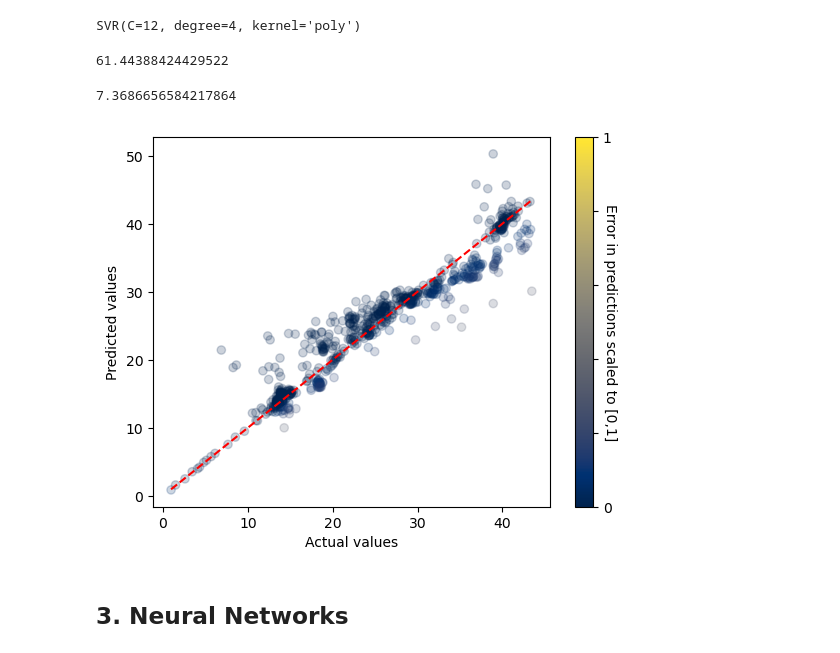
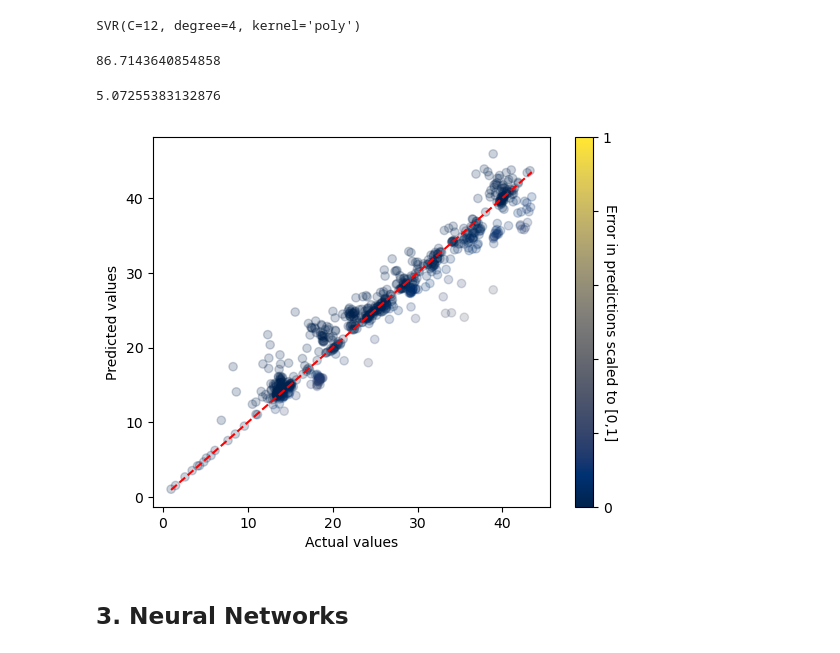
Before and after one commit to anshuman1823/Predicting-Oil-Flow-Rate-Using-Well-Parameters, a Jupyter notebook: Volve_project_jupyter_notebook_v2.ipynb, the cells around one changed output. Saved outputs shown, nothing was run; the diff lists cells and outputs as text; code cells hidden in the pictures.

```diff
--- a/Volve_project_jupyter_notebook_v2.ipynb
+++ b/Volve_project_jupyter_notebook_v2.ipynb
@@ -724,0 +729,18 @@ Thus, the hyperbolic equation can be used to check the performance of our models
+# %%
+from sklearn.preprocessing import StandardScaler
+scaler = StandardScaler()
+
+[qi, b, di] = hyp_values  ##hyp_values is obtained by fitting the curve using dca_plotter() function
+
+X_ = np.r_[X_train, X_val, X_test]
+hyp_q = hyperbolic_equation(np.arange(len(X_)), qi, b, di)
+hyp_q_scaled = scaler.fit_transform(hyp_q.reshape(-1, 1))
+X_ = np.c_[X_, hyp_q_scaled]
+
+X_train_dca = X_[:len(X_train), :]
+X_val_dca = X_[len(X_train):(len(X_val)+len(X_train)), :]
+X_test_dca = X_[(len(X_train) + len(X_val)):, :]
+
+## Modifying the features list to include the DCA column feature name
+if features.count("DCA_FLOW_RATE") == 0:
+    features = features + ["DCA_FLOW_RATE"]
@@ -729,7 +801,7 @@ from sklearn.ensemble import RandomForestRegressor
 from sklearn.metrics import mean_squared_error, r2_score
 
 rf = RandomForestRegressor(n_jobs=-1, random_state = 42)
-rf.fit(X_train, y_train)
+rf.fit(X_train_dca, y_train)
 # %% [output]
 RandomForestRegressor(n_jobs=-1, random_state=42)
 # %%
@@ -822,5 +848,5 @@ df_train[(df.AVG_OIL_FLOW_RATE < 10) & (df.DATEPRD < pd.to_datetime("01/01/2015"
 # %%
 from sklearn.svm import SVR
-svr = SVR(C = 10^6, epsilon = 6)
-svr.fit(X_train, y_train)
+svr = SVR(C = 100, epsilon = 6)
+svr.fit(X_train_dca, y_train)
 # %% [output]
@@ -848,21 +874,21 @@ Degree = 3
 # %%
 from sklearn.svm import SVR
 svm_poly_3 = SVR(kernel = "poly", degree = 4, C=10^6, epsilon = 0.1)
-svm_poly_3.fit(X_train, y_train)
+svm_poly_3.fit(X_train_dca, y_train)
 # %% [output]
 SVR(C=12, degree=4, kernel='poly')
 # %%
-mean_squared_error(y_val, svm_poly_3.predict(X_val))
+mean_squared_error(y_val, svm_poly_3.predict(X_val_dca))
 # %% [output]
-61.44388424429522
+86.7143640854858
 # %%
-mean_squared_error(y_train, svm_poly_3.predict(X_train))
+mean_squared_error(y_train, svm_poly_3.predict(X_train_dca))
 # %% [output]
-7.3686656584217864
+5.07255383132876
 # %%
-predict_plot(y_train, svm_poly_3.predict(X_train))
+predict_plot(y_train, svm_poly_3.predict(X_train_dca))
 # %% [output]
-[figure, old version]
+[figure, new version]
 # %% [markdown]
 ## 3. Neural Networks
 # %%
```
Also changed, not shown: parts of 86 cells of this notebook, 1 other file.
